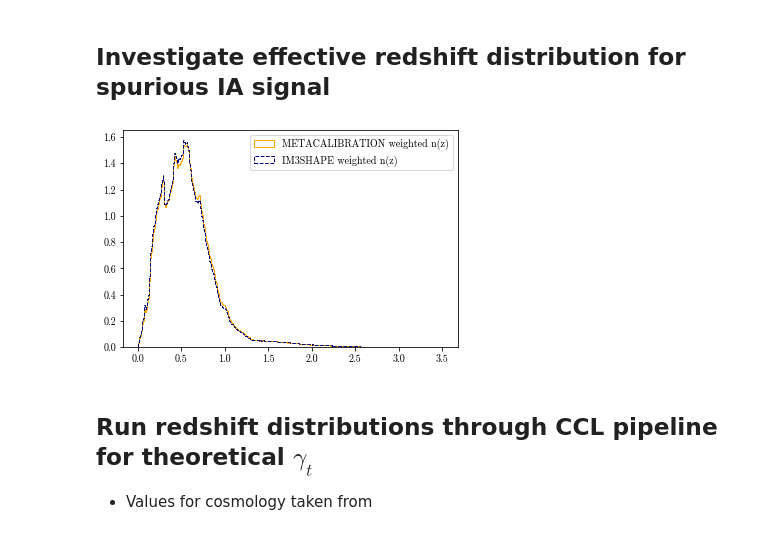
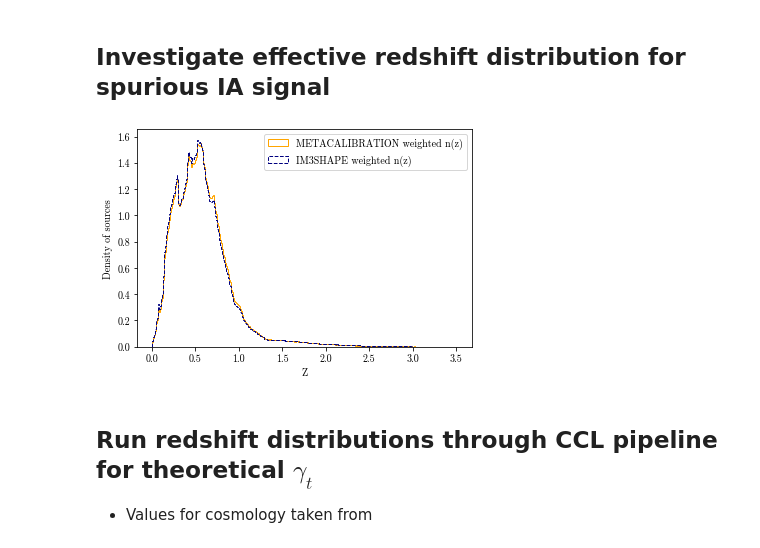
Before and after one commit to CMacM/IA-multiple-shear-estimates, a Jupyter notebook: redshift_distribution.ipynb, the cells around one changed output. Cells and saved outputs as stored; diff of their text form; code cells hidden in the pictures.

```diff
--- a/redshift_distribution.ipynb
+++ b/redshift_distribution.ipynb
@@ -12,6 +12,7 @@ import pyccl as ccl
 plt.rcParams['font.family'] = 'serif'
 plt.rcParams['font.serif'] = ['cmr10']
 plt.rcParams['mathtext.fontset'] ='cm'
+plt.rc('axes', unicode_minus=False)
 # %%
 # paths to required files
 data_dir = '/home/b7009348/WGL_project/DES-data/'
@@ -52,16 +53,18 @@ del matches, zmc_indices, shape_indices, zmc_ID, im3_ID
 # %%
 nbins = 500
 
 mcal_counts, mcal_bins = np.histogram(source_zmc, bins=nbins, weights=mcal_weight)
 im3_counts, im3_bins = np.histogram(source_zmc, bins=nbins, weights=im3_weight)
 
 plt.figure()
 plt.hist(mcal_bins[:-1], mcal_bins, weights=mcal_counts, density=True, histtype='step', color='orange', linestyle='-', linewidth=1)
 plt.hist(im3_bins[:-1], im3_bins, weights=im3_counts, density=True, histtype='step', color='navy', linestyle='--', linewidth=1)
 plt.legend(labels=('METACALIBRATION weighted n(z)', 'IM3SHAPE weighted n(z)'))
+plt.xlabel('Z')
+plt.ylabel('Density of sources')
 plt.savefig('effective_n(z)_comparison.png', dpi=300)
 # %% [output]
-[figure, old version]
+[figure, new version]
 # %% [markdown]
 ## Run redshift distributions through CCL pipeline for theoretical $\gamma_{t}$
 - Values for cosmology taken from
```
Also changed, not shown: parts of 6 cells of this notebook, 6 other files.
